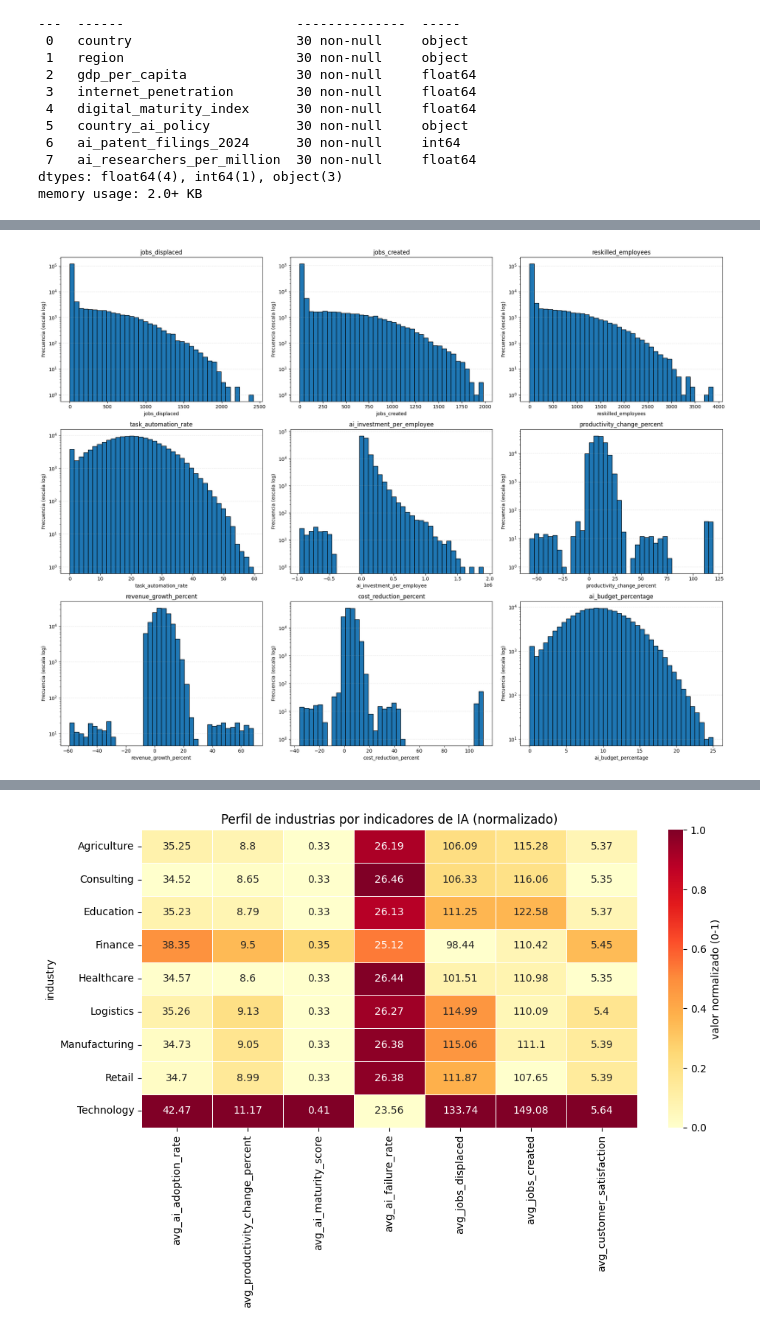
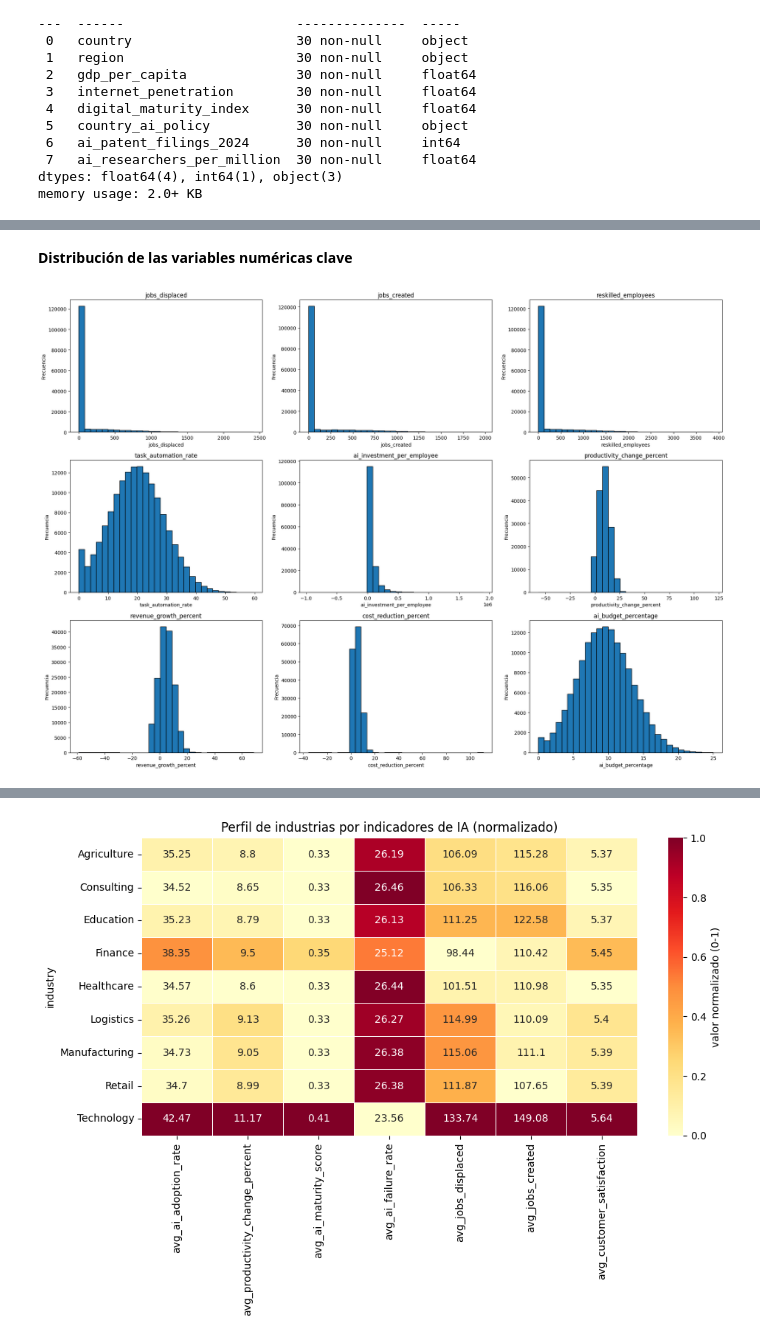
Before and after one commit to Franncippi/Proyecto-mentoria-M09, a Jupyter notebook: notebooks/01_analisis_exploratorio.ipynb, the cells around one changed output, grey strips where cells are left out. Drawn from its saved outputs; the diff is of its cells as text; code cells hidden in the pictures.

Commit message:
Add files via upload
Correcciones practico 01
se mejoro el orden y el storytelling
se ampiaron las visualizaciones de graficos
se dejaron bien planteadas las hipotesis

```diff
--- a/notebooks/01_analisis_exploratorio.ipynb
+++ b/notebooks/01_analisis_exploratorio.ipynb
@@ -58,3 +23,13 @@ Se revisa cada archivo con `.shape` (registros × variables) y `.info()` (tipo d
+# %%
+# Exploramos los registros y variables de cada dataset
+# Se corrigen las URLs para apuntar al contenido "raw" de los archivos en GitHub.
+df1_url = r"https://raw.githubusercontent.com/carolinapepe/diplodatos-ai-impact-workforce/main/data/raw/ai_company_adoption.csv"
+df2_url = r"https://raw.githubusercontent.com/carolinapepe/diplodatos-ai-impact-workforce/main/data/raw/ai_industry_summary.csv"
+df3_url = r"https://raw.githubusercontent.com/carolinapepe/diplodatos-ai-impact-workforce/main/data/raw/country_ai_index.csv"
+
+df1 = pd.read_csv(df1_url)
+df2= pd.read_csv(df2_url)
+df3 = pd.read_csv(df3_url)
 # %%
 print(f"Shape of df1: {df1.shape}")
 df1.info()
@@ -177,0 +237,18 @@ Primero los histogramas, luego la tabla de estadísticos descriptivos que los ac
+# %%
+# Cantidad de encuestas por anio-trimestre, para chequear el balance temporal
+df1["periodo"] = df1["survey_year"].astype("Int64").astype(str) + "-" + df1["quarter"].astype(str)
+conteo_periodo = df1["periodo"].value_counts().sort_index()
+
+plt.figure(figsize=(14, 5))
+conteo_periodo.plot(kind="bar", color="steelblue", edgecolor="black")
+plt.title("Cantidad de encuestas por trimestre")
+plt.xlabel("Periodo (anio-trimestre)")
+plt.ylabel("Cantidad de encuestas")
+plt.xticks(rotation=75)
+plt.tight_layout()
+plt.show()
+
+print(f"Cantidad de empresas unicas: {df1['company_id'].nunique()}")
+print(f"Encuestas por empresa - min: {df1.groupby('company_id').size().min()}, "
+      f"max: {df1.groupby('company_id').size().max()}, "
+      f"promedio: {df1.groupby('company_id').size().mean():.1f}")
@@ -178,25 +324,22 @@ Primero los histogramas, luego la tabla de estadísticos descriptivos que los ac
+# %% [markdown]
+**Distribución de las variables numéricas clave**
 # %%
 # Graficamos para ver la distribucion de las variables relacionadas a las preguntas de investigacion
-# Usamos escala logaritmica en el eje Y porque varias de estas variables son muy asimetricas a la
-# derecha (jobs_displaced tiene mediana 10 y maximo 2417): en escala lineal la primera barra aplasta
-# visualmente al resto y no se alcanza a ver la forma de la cola.
 
 variables = ["jobs_displaced", "jobs_created", "reskilled_employees", "task_automation_rate",
              "ai_investment_per_employee", "productivity_change_percent",
              "revenue_growth_percent", "cost_reduction_percent", "ai_budget_percentage"]
 
-fig, axes = plt.subplots(3, 3, figsize=(20, 15))
+fig, axes = plt.subplots(3, 3, figsize=(20, 14))
 axes = axes.flatten()
 
 for i, var in enumerate(variables):
-    axes[i].hist(df1[var].dropna(), bins=40, edgecolor='black')
-    axes[i].set_yscale('log')
+    axes[i].hist(df1[var].dropna(), bins=30, edgecolor='black')
     axes[i].set_title(var)
     axes[i].set_xlabel(var)
-    axes[i].set_ylabel('Frecuencia (escala log)')
-    axes[i].grid(axis='y', alpha=0.3, linestyle='--')
+    axes[i].set_ylabel('Frecuencia')
 
 plt.tight_layout()
 plt.show()
 # %% [output]
-[figure, old version]
+[figure, new version]
```
Also changed, not shown: parts of 78 cells of this notebook.
